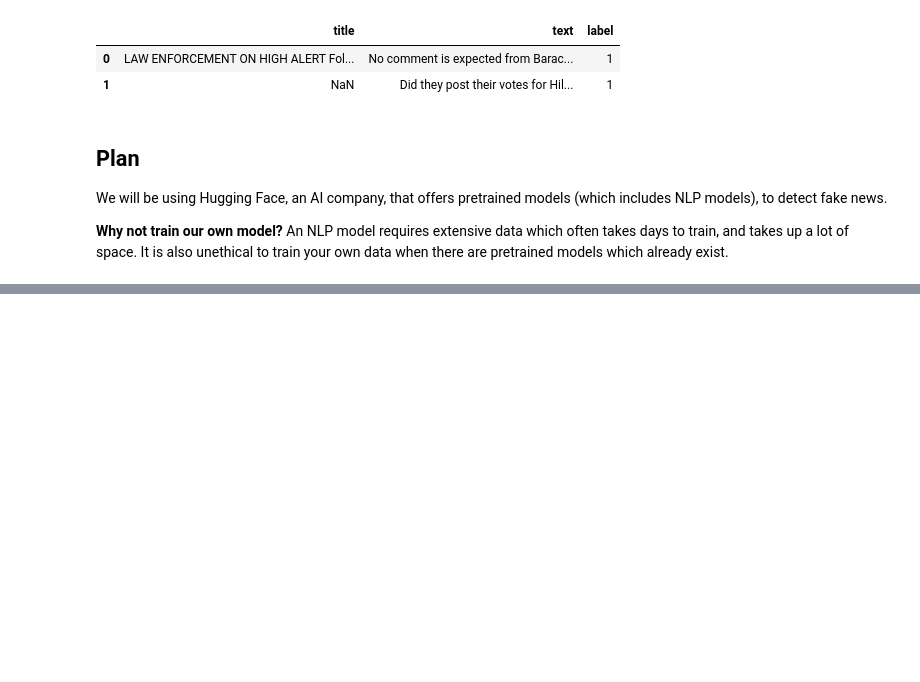
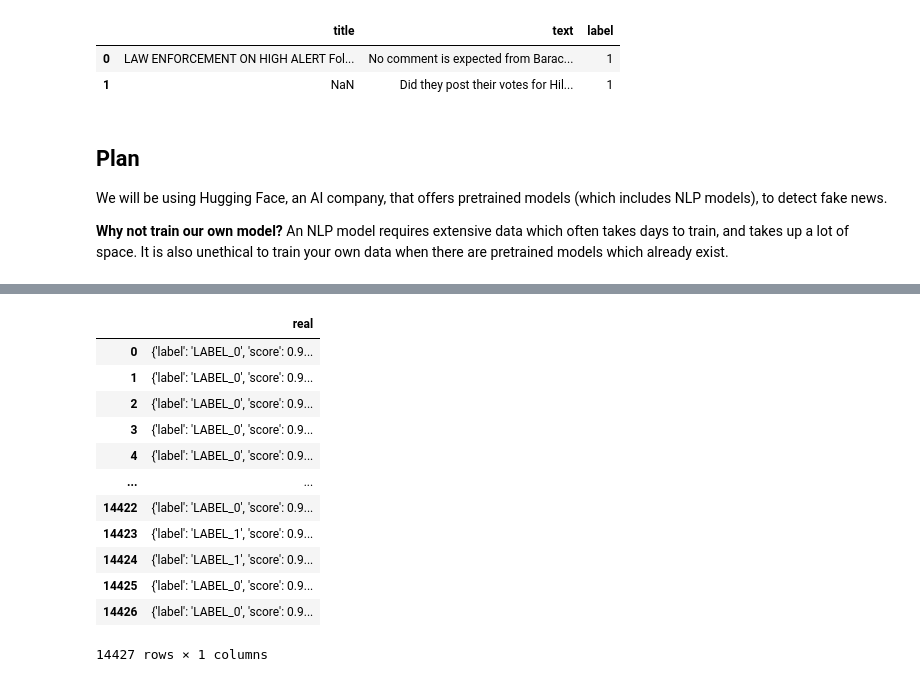
Before and after one commit to nesteajeff/Fake-News-Detection, a Jupyter notebook: main.ipynb, the cells around one changed output, grey strips where cells are left out. Cells and saved outputs as stored; diff of their text form; code cells hidden in the pictures; blank space fills up the shorter version.

```diff
--- a/main.ipynb
+++ b/main.ipynb
@@ -29,0 +56,4 @@ We will be using Hugging Face, an AI company, that offers pretrained models (whi
+# %%
+X_test['title'].fillna(X_test['text'], inplace=True)
+filled_news_titles = X_test['title']
+print('New Number of NaN titles:', filled_news_titles.isna().sum())
@@ -29,0 +62,5 @@ We will be using Hugging Face, an AI company, that offers pretrained models (whi
+# %%
+filled_news_titles = list(filled_news_titles)
+# %%
+tokenizer_kwargs = {'truncation':True,'max_length':512}
+class_dict = classifier(filled_news_titles,**tokenizer_kwargs)
@@ -29,0 +102,18 @@ We will be using Hugging Face, an AI company, that offers pretrained models (whi
+# %%
+scores = pd.DataFrame({'real':class_dict})
+# %%
+scores
+# %% [output]
+|  | real |
+| 0 | {'label': 'LABEL_0', 'score': 0.9... |
+| 1 | {'label': 'LABEL_0', 'score': 0.9... |
+| 2 | {'label': 'LABEL_0', 'score': 0.9... |
+| 3 | {'label': 'LABEL_0', 'score': 0.9... |
+| 4 | {'label': 'LABEL_0', 'score': 0.9... |
+| ... | ... |
+| 14422 | {'label': 'LABEL_0', 'score': 0.9... |
+| 14423 | {'label': 'LABEL_1', 'score': 0.9... |
+| 14424 | {'label': 'LABEL_1', 'score': 0.9... |
+| 14425 | {'label': 'LABEL_0', 'score': 0.9... |
+| 14426 | {'label': 'LABEL_0', 'score': 0.9... |
+14427 rows × 1 columns
```
Also changed, not shown: parts of 12 cells of this notebook.
